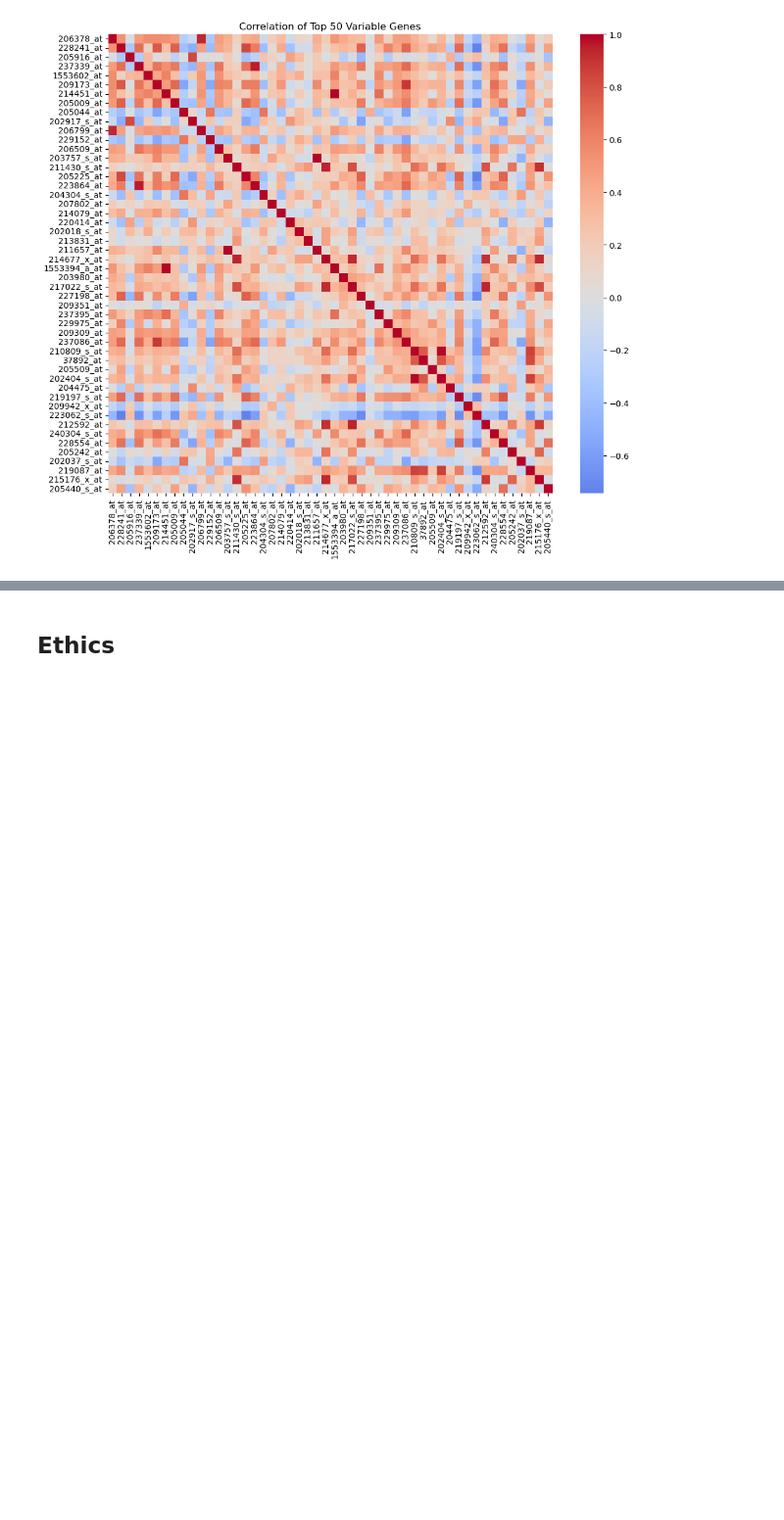
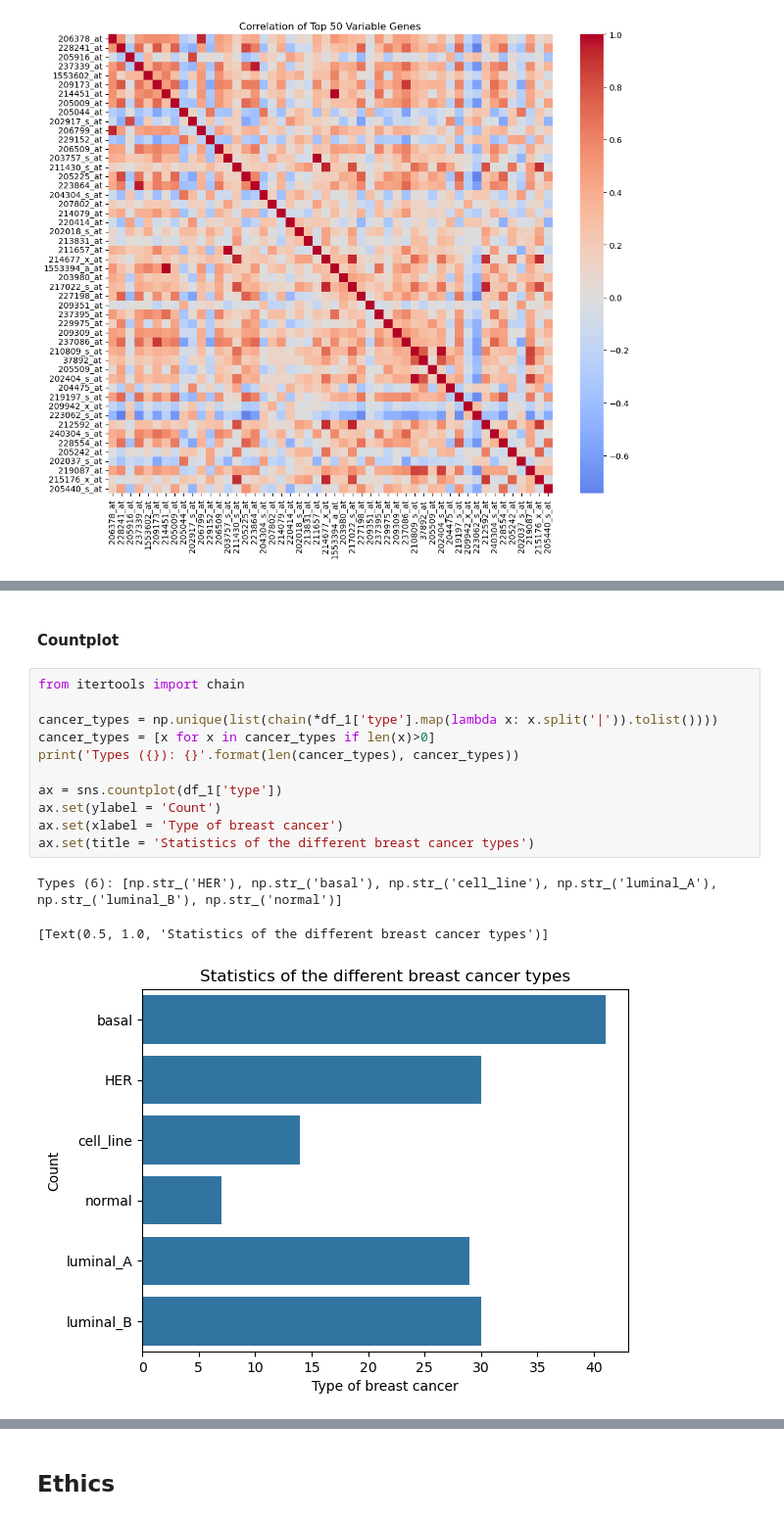
Before and after one commit to COGS108/Group099_WI26, a Jupyter notebook: 02-EDACheckpoint.ipynb, the cells around one changed output, grey strips where cells are left out. Shown at 98% size. Saved outputs shown, nothing was run; the diff lists cells and outputs as text; blank space fills up the shorter version.

```diff
--- a/02-EDACheckpoint.ipynb
+++ b/02-EDACheckpoint.ipynb
@@ -260,0 +287,17 @@ plt.show()
+# %% [markdown]
+#### Countplot
+# %%
+from itertools import chain
+
+cancer_types = np.unique(list(chain(*df_1['type'].map(lambda x: x.split('|')).tolist())))
+cancer_types = [x for x in cancer_types if len(x)>0]
+print('Types ({}): {}'.format(len(cancer_types), cancer_types))
+
+ax = sns.countplot(df_1['type'])
+ax.set(ylabel = 'Count')
+ax.set(xlabel = 'Type of breast cancer')
+ax.set(title = 'Statistics of the different breast cancer types')
+# %% [output]
+Types (6): [np.str_('HER'), np.str_('basal'), np.str_('cell_line'), np.str_('luminal_A'), np.str_('luminal_B'), np.str_('normal')]
+[Text(0.5, 1.0, 'Statistics of the different breast cancer types')]
+[figure, added]
```
Also changed, not shown: parts of 13 cells of this notebook.
